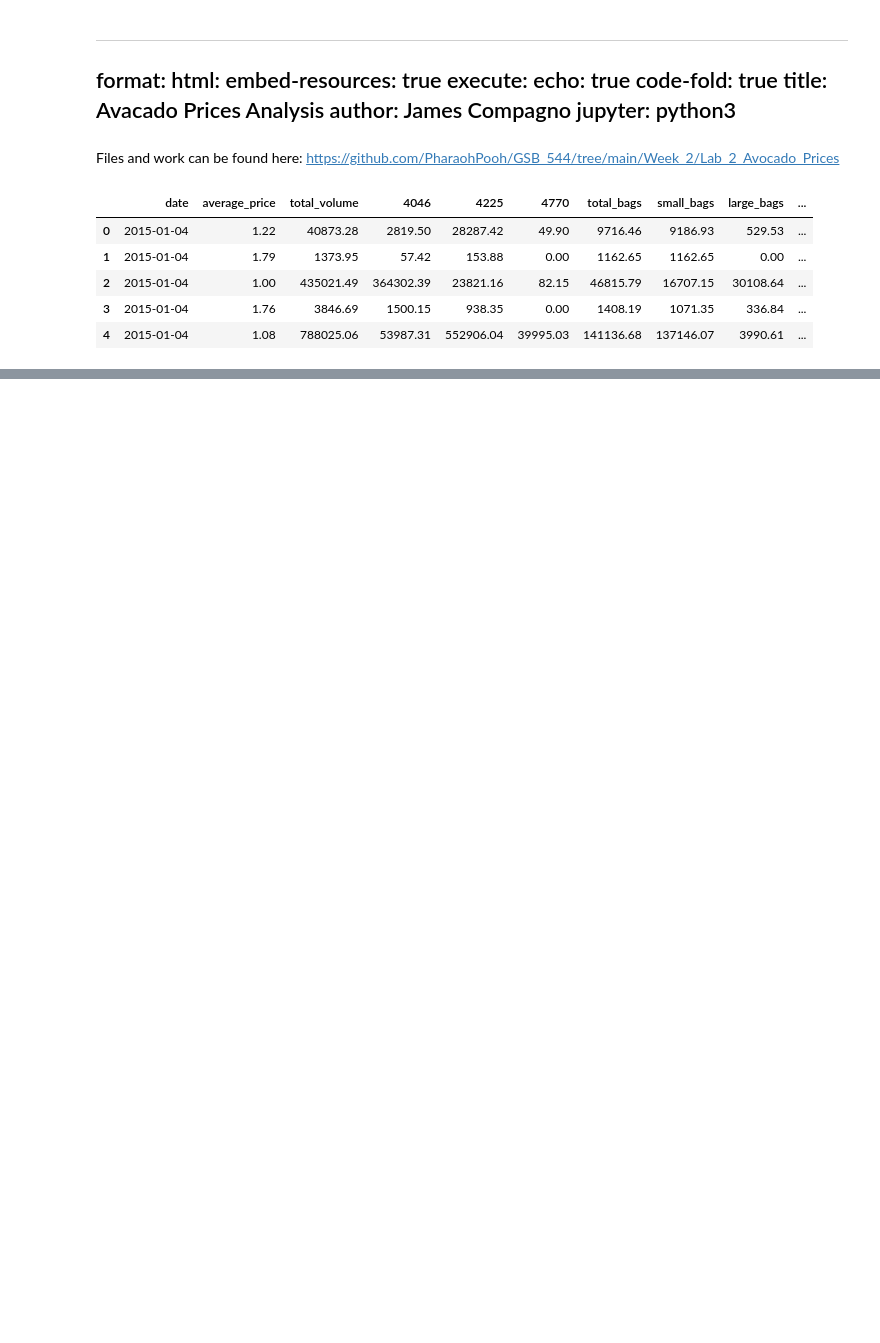
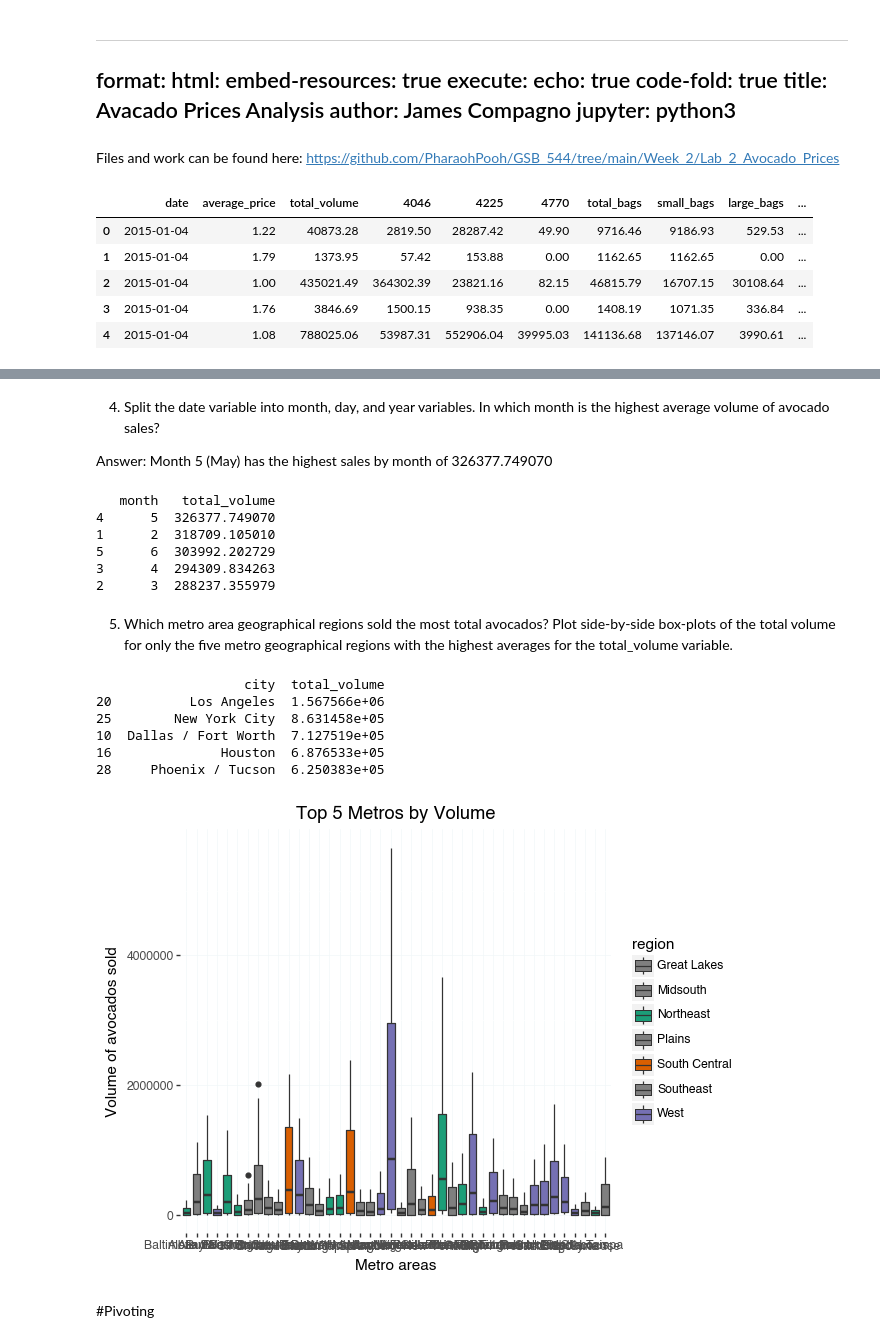
Before and after one commit to PharaohPooh/GSB_544, a Jupyter notebook: Week_2/Lab_2_Avocado_Prices/Lab_2_Avocado_Prices.ipynb, the cells around one changed output, grey strips where cells are left out. Saved outputs shown, nothing was run; the diff lists cells and outputs as text; code cells hidden in the pictures; blank space fills up the shorter version.

```diff
--- a/Week_2/Lab_2_Avocado_Prices/Lab_2_Avocado_Prices.ipynb
+++ b/Week_2/Lab_2_Avocado_Prices/Lab_2_Avocado_Prices.ipynb
@@ -30,0 +37,6 @@ df_avocado.head()
+# %%
+#Update the regions list by joining df_region on df_avocado
+df_avocado_region = df_avocado.merge(df_region, on=["geography"])
+#drop the unecessary georgraphy column
+df_avocado_region_clean = df_avocado_region.drop(columns=['geography'])
+df_avocado_region_clean.head()
@@ -30,0 +50,4 @@ df_avocado.head()
+# %%
+#drop all the summary data points (ie "northeast" & "Total U.S."). Ie remove every row without a value in the city column
+df_avocado_region_clean2 = df_avocado_region_clean.dropna(subset=['city'])
+df_avocado_region_clean2.iloc[25:36]
@@ -30,0 +67,12 @@ df_avocado.head()
+# %%
+#split date into day, month, year
+df_avocado_region_clean3 = df_avocado_region_clean2.copy()
+
+df_avocado_region_clean3['date'] = pd.to_datetime(df_avocado_region_clean3['date'])
+
+df_avocado_region_clean3['year'] = df_avocado_region_clean3['date'].dt.year
+df_avocado_region_clean3['month'] = df_avocado_region_clean3['date'].dt.month
+df_avocado_region_clean3['day'] = df_avocado_region_clean3['date'].dt.day
+# %%
+#make a better dataframe name but leave room for more transformation later if necessary
+df_arc = df_avocado_region_clean3
@@ -30,0 +101,56 @@ df_avocado.head()
+# %% [markdown]
+4. Split the date variable into month, day, and year variables. In which month is the highest average volume of avocado sales?
+
+Answer: Month 5 (May) has the highest sales by month of 326377.749070
+# %%
+sales_by_month = (
+    df_arc.groupby('month')['total_volume']
+    .mean()  # or .sum() if you want total, not average
+    .reset_index()
+    .sort_values('total_volume', ascending=False)
+    .head(5)
+)
+print(sales_by_month)
+# %% [output]
+   month   total_volume
+4      5  326377.749070
+1      2  318709.105010
+5      6  303992.202729
+3      4  294309.834263
+2      3  288237.355979
+# %% [markdown]
+5. Which metro area geographical regions sold the most total avocados? Plot side-by-side box-plots of the total volume for only the five metro geographical regions with the highest averages for the total_volume variable.
+# %%
+#top 5 metros by mean of total volume
+sales_by_metro = (
+    df_arc.groupby('city')['total_volume']
+    .mean()
+    .reset_index()
+    .sort_values('total_volume', ascending=False)
+    .head(5)
+)
+print(sales_by_metro)
+# %% [output]
+                   city  total_volume
+20          Los Angeles  1.567566e+06
+25        New York City  8.631458e+05
+10  Dallas / Fort Worth  7.127519e+05
+16              Houston  6.876533e+05
+28     Phoenix / Tucson  6.250383e+05
+# %%
+(p9.ggplot(df_arc,
+p9.aes(
+  x = "city",
+  y = "total_volume",
+  fill = "region"
+))
++ p9.geom_boxplot()
+    + p9.labs(
+        title="Top 5 Metros by Volume",
+        x="Metro areas", y="Volume of avocados sold")
+    + p9.scale_fill_manual(values={"West":"#7570b3", "Northeast":"#1c9e78",
+            "South Central":"#d95f01"})
+    + p9.theme(panel_background=p9.element_rect(fill="white"), panel_grid_major=p9.element_line(color="#f2f7f8", size=0.5))
+    )
+# %% [output]
+[figure, added]
@@ -30,0 +177,2 @@ df_avocado.head()
+# %% [markdown]
+#Pivoting
```
Also changed, not shown: parts of 13 cells of this notebook, 3 other files.
